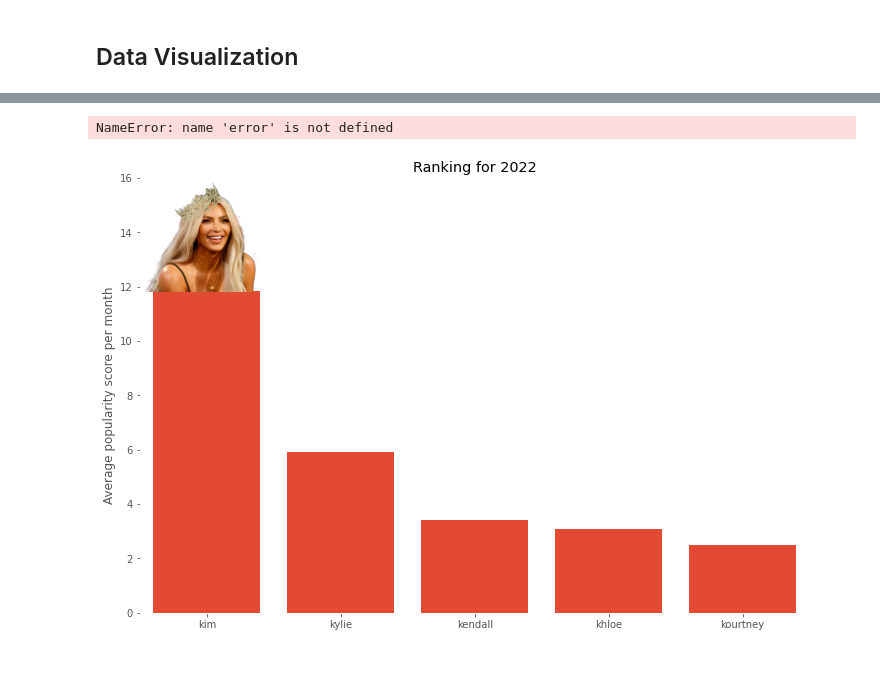
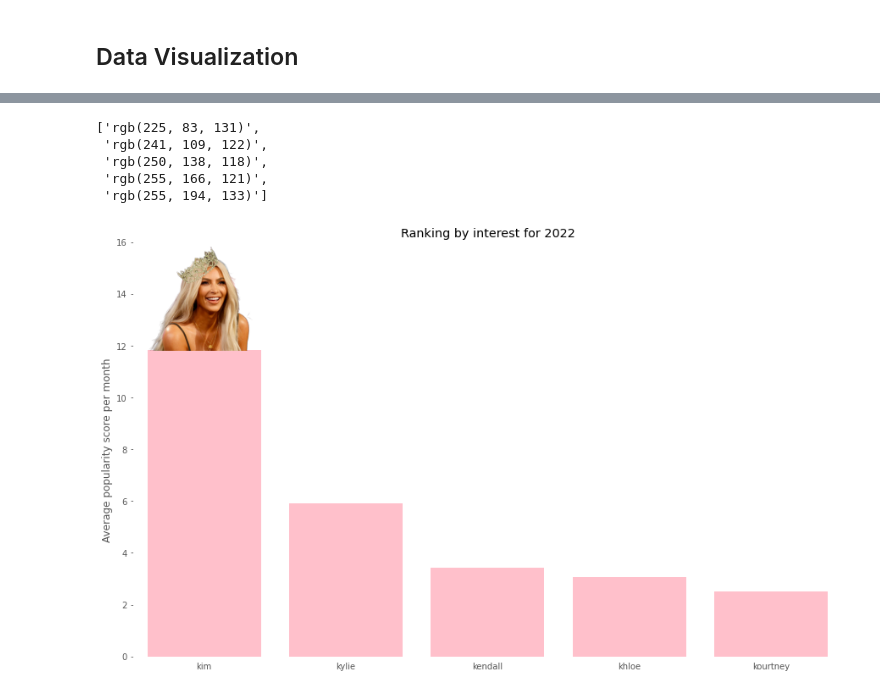
Before and after one commit to annegaelle-sng/google_trends_search_interest, a Jupyter notebook: Google Trends Analysis.ipynb, the cells around one changed output, grey strips where cells are left out. Drawn from its saved outputs; the diff is of its cells as text; code cells hidden in the pictures; blank space fills up the shorter version.

```diff
--- a/Google Trends Analysis.ipynb
+++ b/Google Trends Analysis.ipynb
@@ -149,36 +157,47 @@ fig.update_layout(width=1000, height=600, showlegend=False,
 fig.update_traces(textfont_size=16, textangle=0)
 fig.show()
+# %%
+px.colors.sequential.Pinkyl_r[0:5]
+# %% [output]
+['rgb(225, 83, 131)',
+ 'rgb(241, 109, 122)',
+ 'rgb(250, 138, 118)',
+ 'rgb(255, 166, 121)',
+ 'rgb(255, 194, 133)']
 # %%
 average_per_month = trends.loc['2022-01-01':'2022-12-31', :]
 average_per_month = average_per_month.groupby(average_per_month.index.day).mean()
 average_per_month.reset_index(inplace=True)
 average_per_month = average_per_month.melt(id_vars=['month'],
                         value_vars=['kim', "khloe", "kourtney", "kendall", "kylie"],
                         var_name='name', value_name='annual_mean')
 average_per_month = average_per_month.sort_values('annual_mean', ascending = False)
 
 #plt.style.use('ggplot')
-plt.rcParams['figure.figsize'] = [12, 8]
+plt.rcParams['figure.figsize'] = [15, 9]
 ax = plt.axes()
 ax.set_facecolor("white")
 #average_per_month.plot(kind='barh')
 
 average_per_month.head()
 #plt.barh(data=average_per_month, y='Mean', width=values, height=height, color=colors, align='center')
 #plt.bar(range(len(average_per_month)), sorted(average_per_month), color='red', alpha=0.5)
 
 
-plt.bar(average_per_month['name'], average_per_month['annual_mean'])
+plt.bar(average_per_month['name'], average_per_month['annual_mean'], color = 'pink')
 #plt.show()
 #plt.bar(range(len(average_per_month)), sorted(average_per_month), color='red', alpha=0.5)
 
 img = plt.imread('img/kimk.png')
-plt.imshow(img, extent=[-0.6, 0.7, 11.8, 15.8], aspect='auto', zorder=2)
+plt.imshow(img, extent=[-0.5, 0.6, 11.8, 15.8], aspect='auto', zorder=2)
 plt.ylim(0, 16)
-plt.xlim(-0.5, 5 - 0.5)
+plt.xlim(-0.5, 4.5)
 plt.grid(False)
 plt.ylabel('Average popularity score per month')
-plt.title('Ranking for 2022')
+plt.title('Ranking by interest for 2022')
+plt.tick_params(
+    axis='x',          # changes apply to the x-axis
+    which='both',      # both major and minor ticks are affected
+    bottom=False)
 # %% [output]
-NameError: name 'error' is not defined
-[figure, old version]
+[figure, new version]
```
Also changed, not shown: parts of 9 cells of this notebook.
